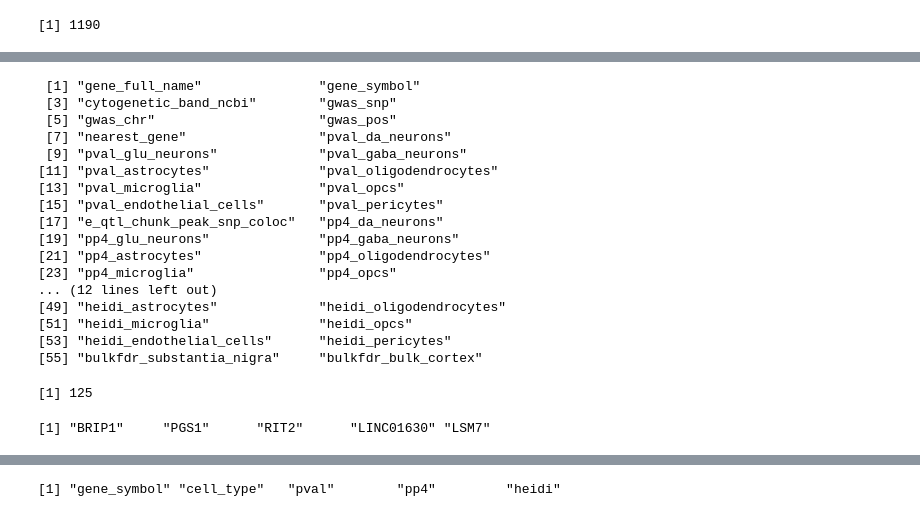
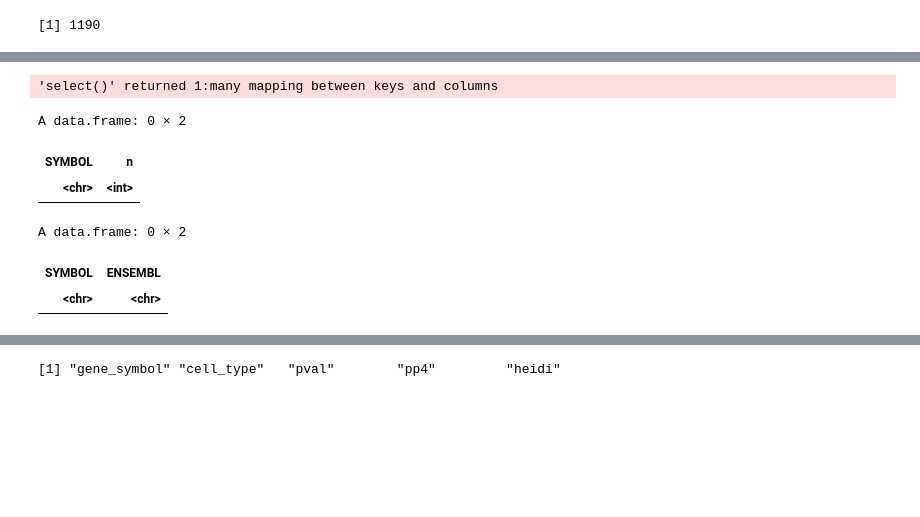
Before and after one commit to dhan1004/perturb_enrich, a Jupyter notebook: gene_list/filter_egenes.ipynb, the cells around one changed output, grey strips where cells are left out. Cells and saved outputs as stored; diff of their text form; code cells hidden in the pictures; blank space fills up the shorter version.

Commit message:
updating and removing data from git

```diff
--- a/gene_list/filter_egenes.ipynb
+++ b/gene_list/filter_egenes.ipynb
@@ -150,25 +239,34 @@ New names:
-# %%
-names(risk)                # expect pval_da_neurons ... heidi_pericytes, bulkfdr_substantia_nigra
-nrow(risk)                 # should be 125; more means footnote rows slipped in
-stopifnot(!any(duplicated(names(risk))))
-tail(risk$gene_symbol, 5)
-# %% [output]
- [1] "gene_full_name"               "gene_symbol"
- [3] "cytogenetic_band_ncbi"        "gwas_snp"
- [5] "gwas_chr"                     "gwas_pos"
- [7] "nearest_gene"                 "pval_da_neurons"
- [9] "pval_glu_neurons"             "pval_gaba_neurons"
-[11] "pval_astrocytes"              "pval_oligodendrocytes"
-[13] "pval_microglia"               "pval_opcs"
-[15] "pval_endothelial_cells"       "pval_pericytes"
-[17] "e_qtl_chunk_peak_snp_coloc"   "pp4_da_neurons"
-[19] "pp4_glu_neurons"              "pp4_gaba_neurons"
-[21] "pp4_astrocytes"               "pp4_oligodendrocytes"
-[23] "pp4_microglia"                "pp4_opcs"
-... (12 lines left out)
-[49] "heidi_astrocytes"             "heidi_oligodendrocytes"
-[51] "heidi_microglia"              "heidi_opcs"
-[53] "heidi_endothelial_cells"      "heidi_pericytes"
-[55] "bulkfdr_substantia_nigra"     "bulkfdr_bulk_cortex"
-[1] 125
-[1] "BRIP1"     "PGS1"      "RIT2"      "LINC01630" "LSM7"
+# %%
+# map just gene symbols
+
+library(AnnotationDbi)
+library(org.Hs.eg.db)
+gene_symbols <- risk$gene_symbol |> trimws() |> na.omit() |> unique()
+m1 <- AnnotationDbi::select(org.Hs.eg.db, keys = gene_symbols,
+                            keytype = "SYMBOL", columns = "ENSEMBL")
+
+gencode_ids <- unique(gene_map$ENSEMBL)
+
+m1_f <- m1 |>
+  dplyr::filter(!is.na(ENSEMBL), ENSEMBL %in% gencode_ids)
+
+m1_f |> dplyr::count(SYMBOL) |> dplyr::filter(n > 1)
+
+m1_f
+
+# miss <- setdiff(gene_symbols, m1$SYMBOL[!is.na(m1$ENSEMBL)])
+# m2 <- AnnotationDbi::select(org.Hs.eg.db, keys = miss,
+#                             keytype = "ALIAS", columns = "ENSEMBL") |>
+#   dplyr::rename(SYMBOL = ALIAS)
+
+# map <- dplyr::bind_rows(m1, m2) |> dplyr::filter(!is.na(ENSEMBL)) |> dplyr::distinct()
+# unmapped <- setdiff(gene_symbols, map$SYMBOL)
+# length(unmapped); unmapped
+# %% [output]
+'select()' returned 1:many mapping between keys and columns
+A data.frame: 0 × 2
+| SYMBOL | n |
+| <chr> | <int> |
+A data.frame: 0 × 2
+| SYMBOL | ENSEMBL |
+| <chr> | <chr> |
```
Also changed, not shown: parts of 6 cells of this notebook, 13 other files.
